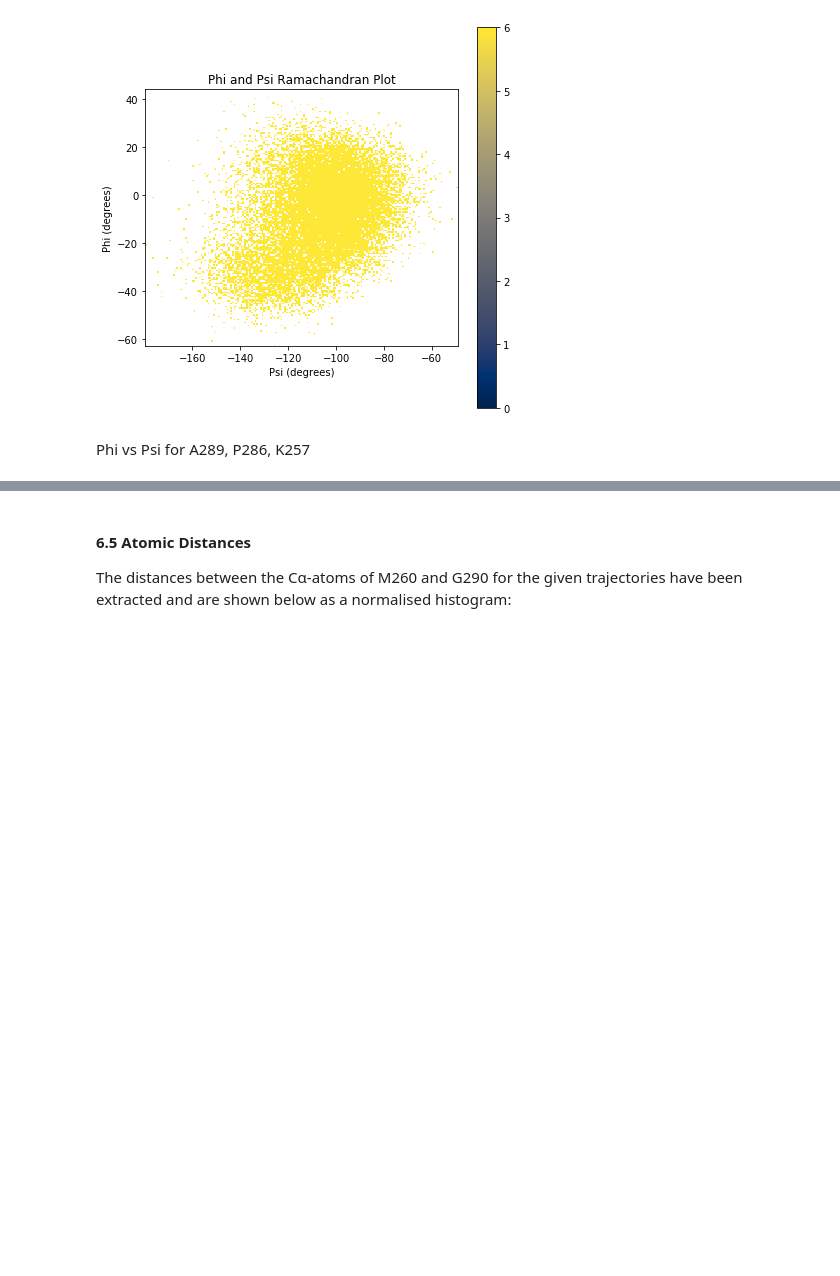
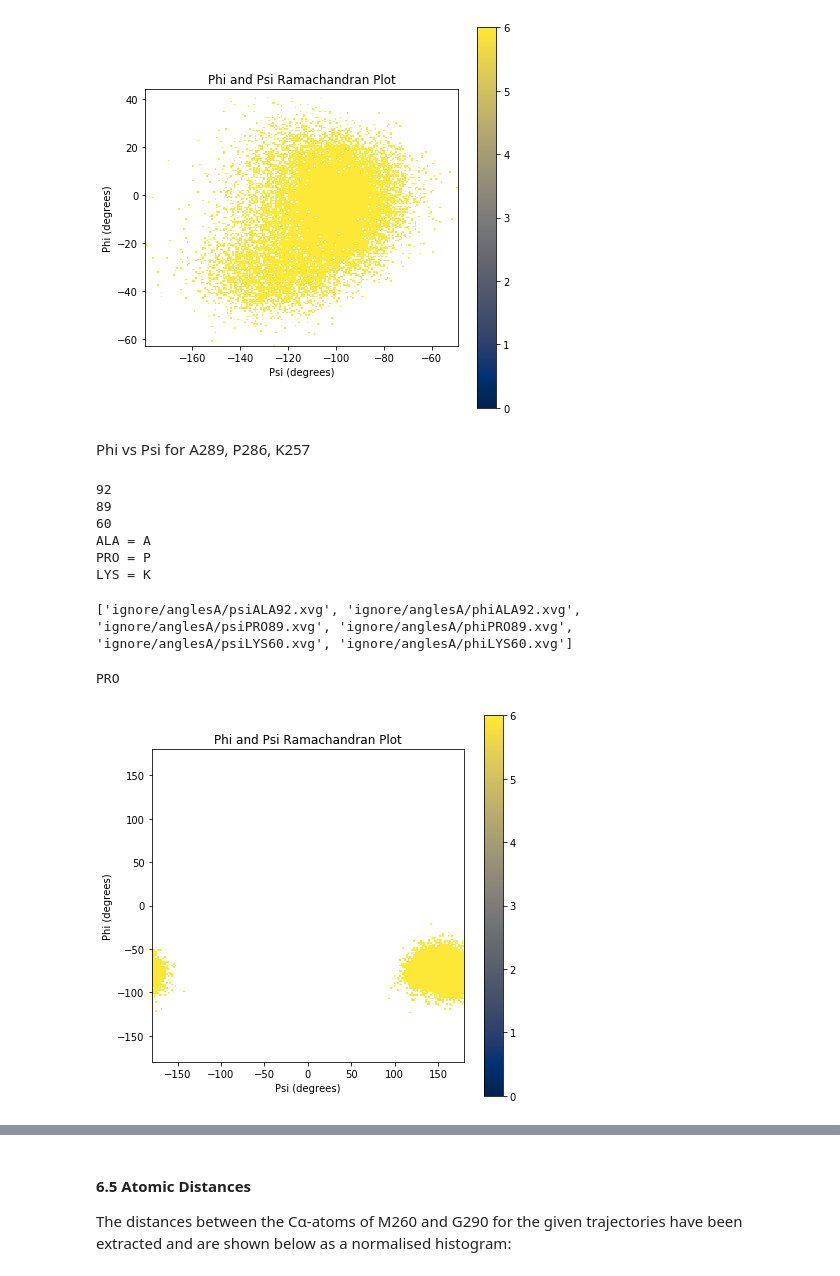
Before and after one commit to laifi/molecular-dynamics, a Jupyter notebook: e05/Exercise 5.ipynb, the cells around one changed output, grey strips where cells are left out. Drawn from its saved outputs; the diff is of its cells as text; code cells hidden in the pictures; blank space fills up the shorter version.

```diff
--- a/e05/Exercise 5.ipynb
+++ b/e05/Exercise 5.ipynb
@@ -144,3 +133,63 @@ Text(0.5, 0, 'Psi (degrees)')
 [figure]
 # %% [markdown]
 Phi vs Psi for A289, P286, K257
+# %%
+mod = 294 - 97
+print(289 - mod)
+print(286 - mod)
+print(257 - mod)
+
+print('ALA = A')
+print('PRO = P')
+print('LYS = K')
+# %% [output]
+92
+89
+60
+ALA = A
+PRO = P
+LYS = K
+# %%
+prefix = 'ignore/anglesA/'
+# files = ['chi1HIS97', 'chi2HIS97', 'psiHIS97', 'phiHIS97']
+files = ['psiALA92', 'phiALA92']
+files += ['psiPRO89', 'phiPRO89']
+files += ['psiLYS60', 'phiLYS60']
+sufix = '.xvg'
+files = [prefix + i + '.xvg' for i in files]
+print(files)
+angle_names = ['psi_a', 'phi_a', 'psi_p', 'phi_p', 'psi_k', 'phi_k',]
+# %% [output]
+['ignore/anglesA/psiALA92.xvg', 'ignore/anglesA/phiALA92.xvg', 'ignore/anglesA/psiPRO89.xvg', 'ignore/anglesA/phiPRO89.xvg', 'ignore/anglesA/psiLYS60.xvg', 'ignore/anglesA/phiLYS60.xvg']
+# %%
+dfs = [pd.read_csv(f,
+                   header=None,
+                   names=['time', n],
+                   skiprows=17,
+                   index_col=0,
+                   delim_whitespace=True) for n, f in zip(angle_names, files)]
+df = pd.concat(dfs, axis=1)
+# %%
+def ramachandran(phi, psi):
+    h, x, y = np.histogram2d(phi, psi, range=((-180, 180), (-180, 180)),
+                             bins=180, density=True)
+    hh = -np.log(h)
+    fig = plt.figure(figsize=(7, 7))
+    plt.imshow(hh,
+               cmap='cividis',
+               interpolation='nearest',
+               origin='low',
+               extent=[x[0], x[-1], y[0], y[-1]],
+               vmax=6,
+               vmin=0)
+    plt.colorbar()
+
+    plt.title('Phi and Psi Ramachandran Plot')
+    plt.ylabel('Phi (degrees)')
+    plt.xlabel('Psi (degrees)')
+# %%
+ramachandran(df['phi_p'], df['psi_p'])
+print('PRO')
+# %% [output]
+PRO
+[figure, added]
```
Also changed, not shown: parts of 5 cells of this notebook.
